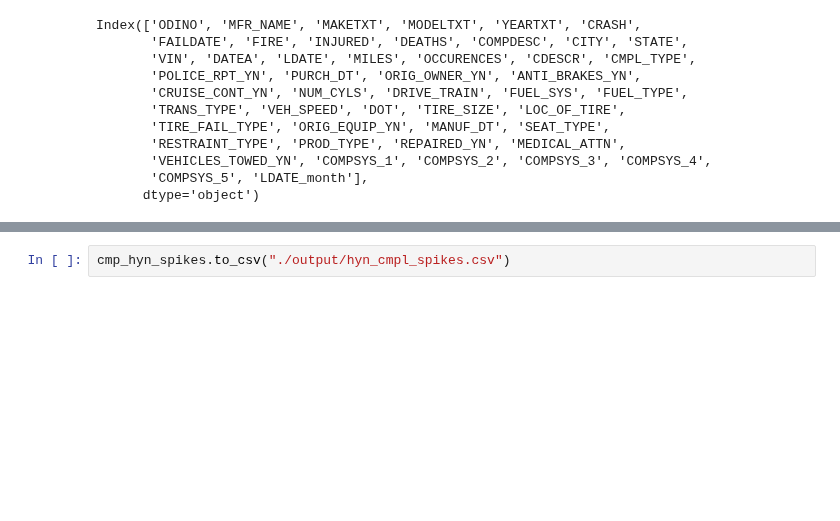
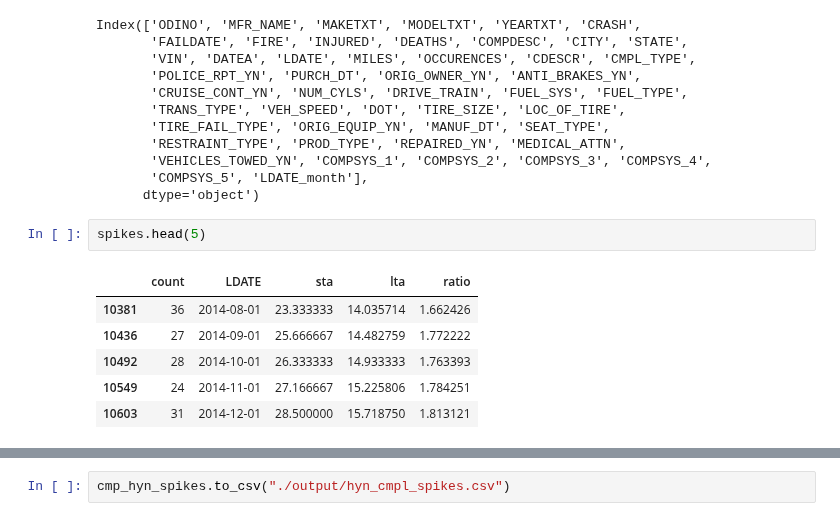
Before and after one commit to prithvidasgupta/si671, a Jupyter notebook: pm_parts_nb.ipynb, the cells around one changed output, grey strips where cells are left out. Cells and saved outputs as stored; diff of their text form; blank space fills up the shorter version.

```diff
--- a/pm_parts_nb.ipynb
+++ b/pm_parts_nb.ipynb
@@ -1011,4 +1011,13 @@ Index(['ODINO', 'MFR_NAME', 'MAKETXT', 'MODELTXT', 'YEARTXT', 'CRASH',
        'VEHICLES_TOWED_YN', 'COMPSYS_1', 'COMPSYS_2', 'COMPSYS_3', 'COMPSYS_4',
        'COMPSYS_5', 'LDATE_month'],
       dtype='object')
+# %%
+spikes.head(5)
+# %% [output]
+|  | count | LDATE | sta | lta | ratio |
+| 10381 | 36 | 2014-08-01 | 23.333333 | 14.035714 | 1.662426 |
+| 10436 | 27 | 2014-09-01 | 25.666667 | 14.482759 | 1.772222 |
+| 10492 | 28 | 2014-10-01 | 26.333333 | 14.933333 | 1.763393 |
+| 10549 | 24 | 2014-11-01 | 27.166667 | 15.225806 | 1.784251 |
+| 10603 | 31 | 2014-12-01 | 28.500000 | 15.718750 | 1.813121 |
 # %%
```
Also changed, not shown: parts of 7 cells of this notebook, 1 other file.
